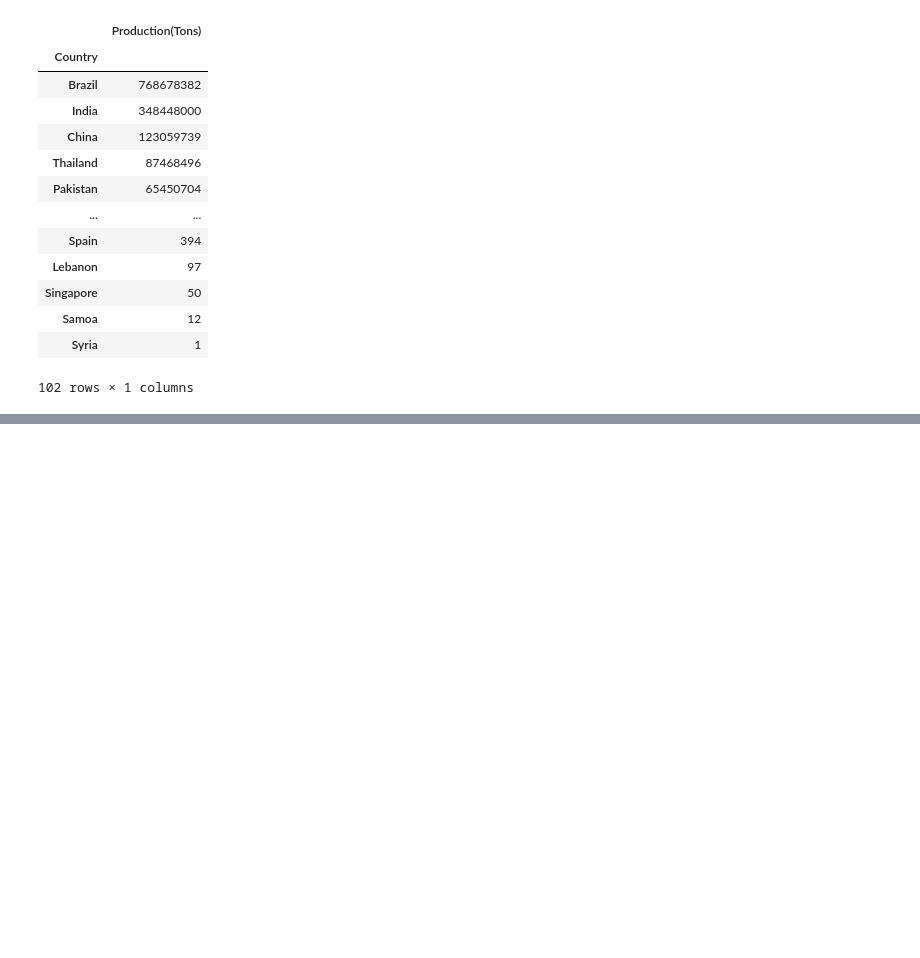
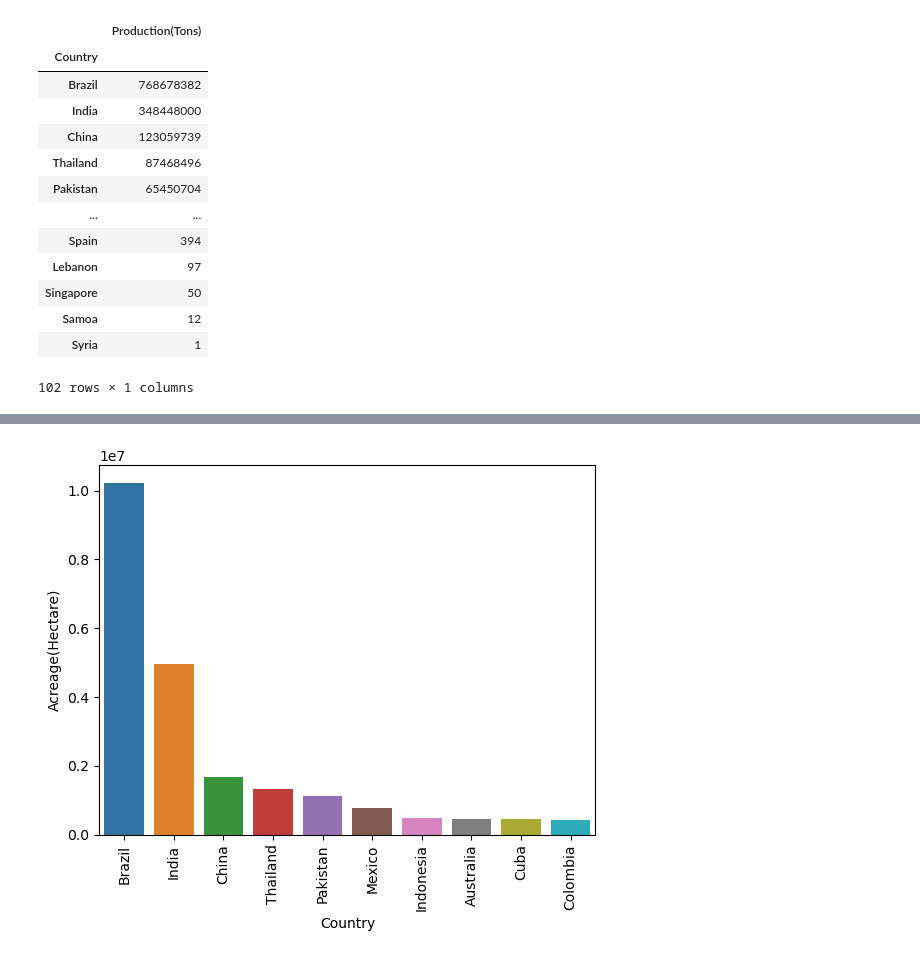
Before and after one commit to tanisha346gfd/data-science2, a Jupyter notebook: practice/sugercane-project.ipynb, the cells around one changed output, grey strips where cells are left out. Cells and saved outputs as stored; diff of their text form; code cells hidden in the pictures; blank space fills up the shorter version.

```diff
--- a/practice/sugercane-project.ipynb
+++ b/practice/sugercane-project.ipynb
@@ -195,0 +234,8 @@ df_new["Production(Tons)_percent"]
+# %%
+df_acr=df.sort_values("Acreage(Hectare)",ascending=False)
+ax=sns.barplot(data=df_acr.head(10),x="Country",y="Acreage(Hectare)")
+ax.set_xticklabels(ax.get_xticklabels(), rotation=90)
+
+plt.show()
+# %% [output]
+[figure, added]
```
Also changed, not shown: parts of 37 cells of this notebook, 1 other file.
